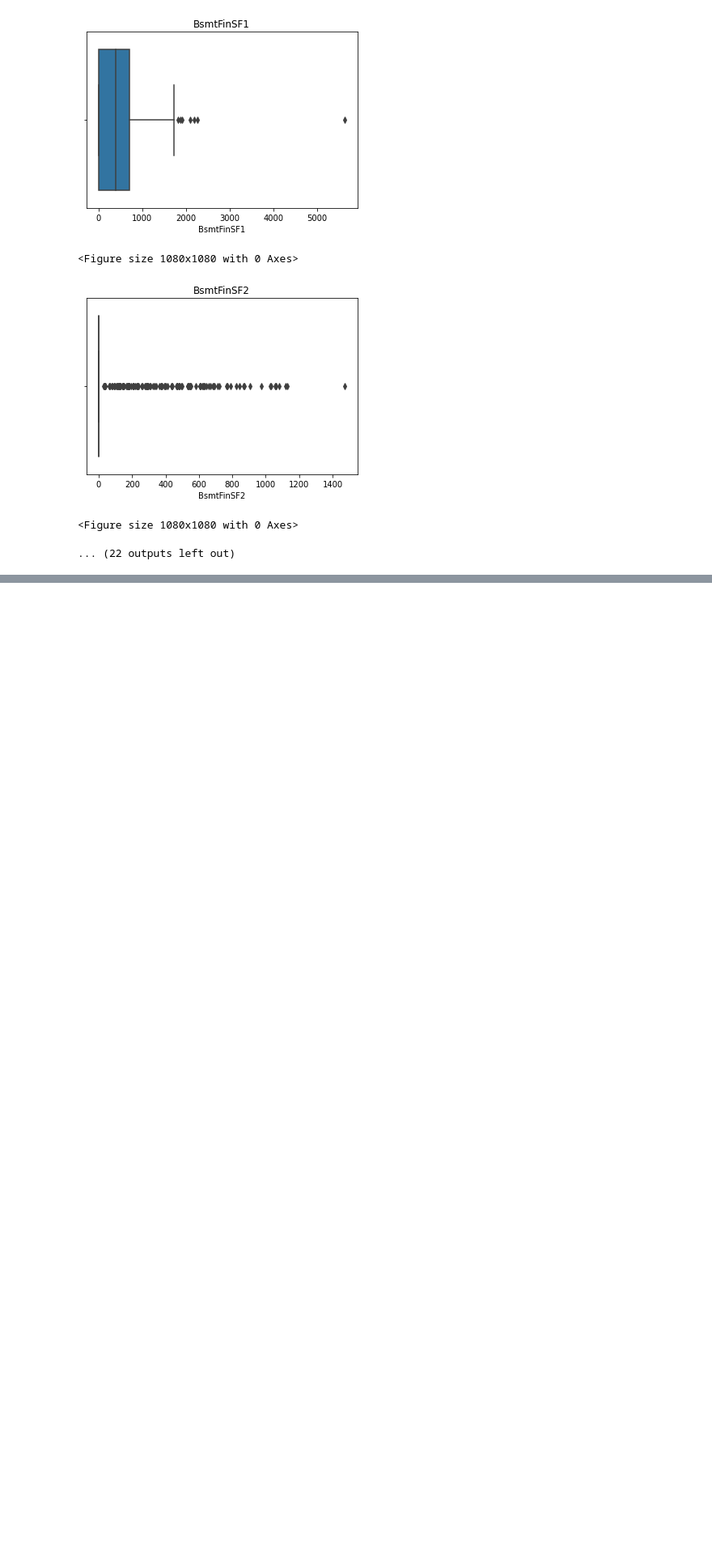
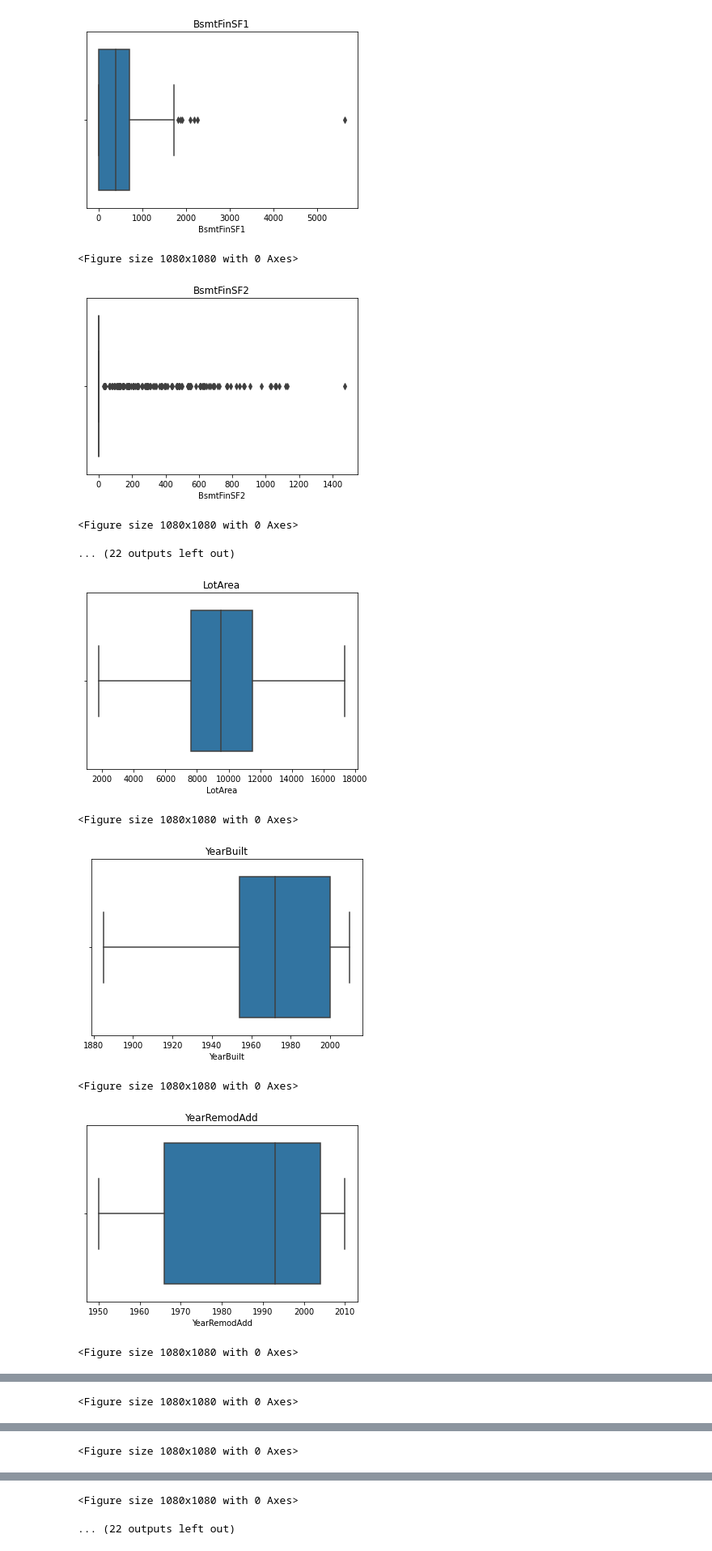
Before and after one commit to KaviyaKathiroli/MyWorks, a Jupyter notebook: FlipHomePrice/housing_collab.ipynb, the cells around one changed output, grey strips where cells are left out. Shown: that part at 81% size. Cells and saved outputs as stored; diff of their text form; code cells hidden in the pictures; blank space fills up the shorter version.

```diff
--- a/FlipHomePrice/housing_collab.ipynb
+++ b/FlipHomePrice/housing_collab.ipynb
@@ -509,3 +511,17 @@ def outliers(df,variable):
 # %%
 for feature in cont_feature:
     outliers(price,str(feature))
+# %%
+for feature in cont_feature:
+    data=price.copy()
+    sns.boxplot(price[feature])
+    plt.title(feature)
+    plt.figure(figsize=(15,15))
+    plt.show()
+# %% [output]
+[figure, added]
+<Figure size 1080x1080 with 0 Axes>
+[figure, added]
+<Figure size 1080x1080 with 0 Axes>
+[figure, added]
+<Figure size 1080x1080 with 0 Axes>
@@ -511,0 +529 @@ for feature in cont_feature:
+<Figure size 1080x1080 with 0 Axes>
@@ -511,0 +531 @@ for feature in cont_feature:
+<Figure size 1080x1080 with 0 Axes>
@@ -511,0 +533,2 @@ for feature in cont_feature:
+<Figure size 1080x1080 with 0 Axes>
+... (22 outputs left out)
```
Also changed, not shown: parts of 6 cells of this notebook.
